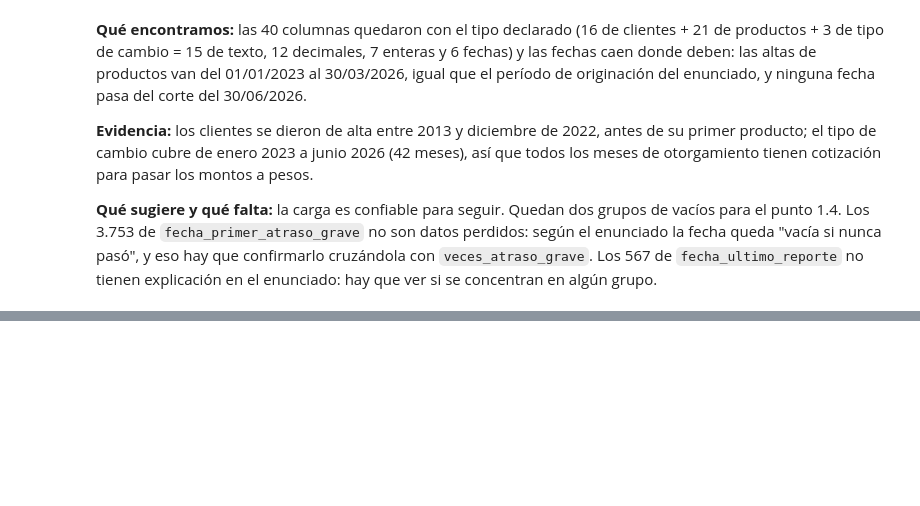
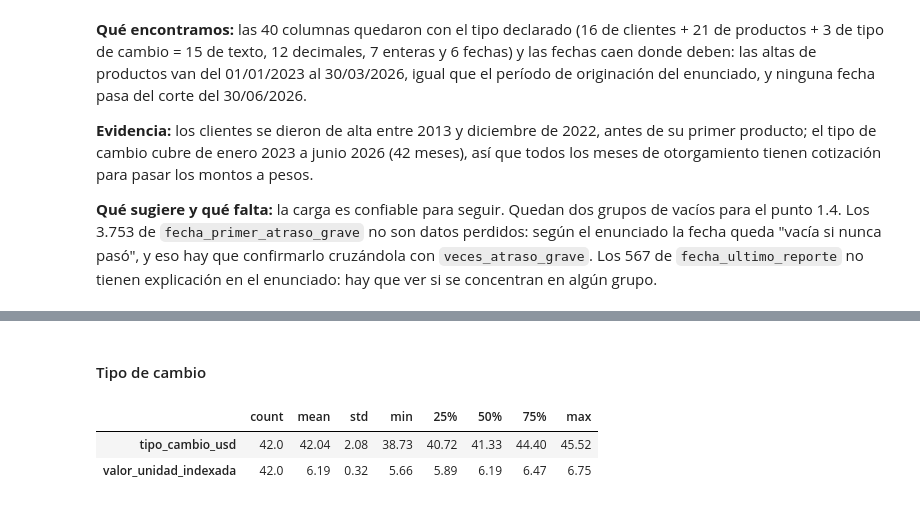
Before and after one commit to ncho06-a11y/proyecto-final-merli, a Jupyter notebook: notebooks/analisis_riesgo_credito.ipynb, the cells around one changed output, grey strips where cells are left out. Saved outputs shown, nothing was run; the diff lists cells and outputs as text; code cells hidden in the pictures; blank space fills up the shorter version.

```diff
--- a/notebooks/analisis_riesgo_credito.ipynb
+++ b/notebooks/analisis_riesgo_credito.ipynb
@@ -233,0 +358,8 @@ display(resumir_columnas_fecha(tipo_cambio))
+# %% [markdown]
+#### Tipo de cambio
+# %%
+display(describir_continuas(tipo_cambio))
+# %% [output]
+|  | count | mean | std | min | 25% | 50% | 75% | max |
+| tipo_cambio_usd | 42.0 | 42.04 | 2.08 | 38.73 | 40.72 | 41.33 | 44.40 | 45.52 |
+| valor_unidad_indexada | 42.0 | 6.19 | 0.32 | 5.66 | 5.89 | 6.19 | 6.47 | 6.75 |
```
Also changed, not shown: parts of 12 cells of this notebook.
